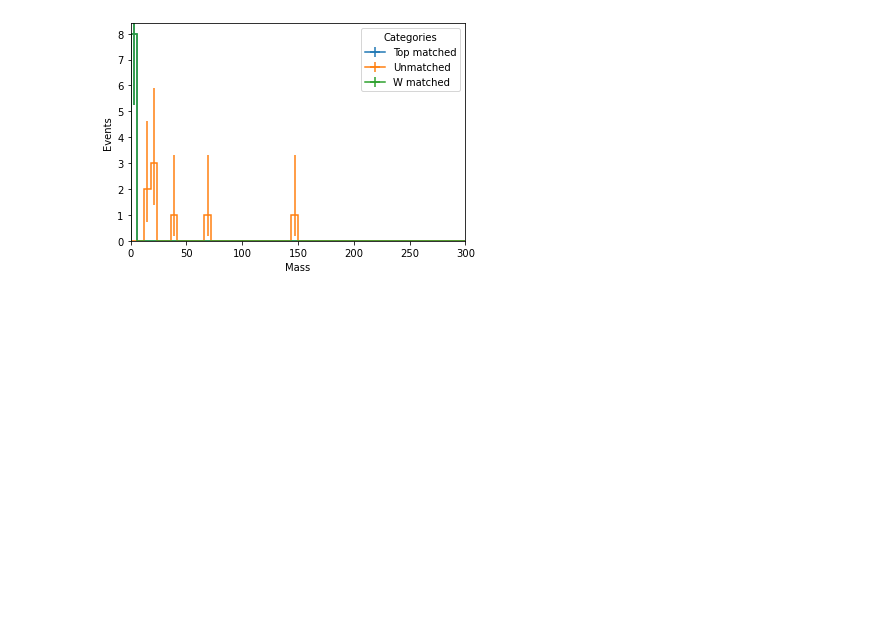
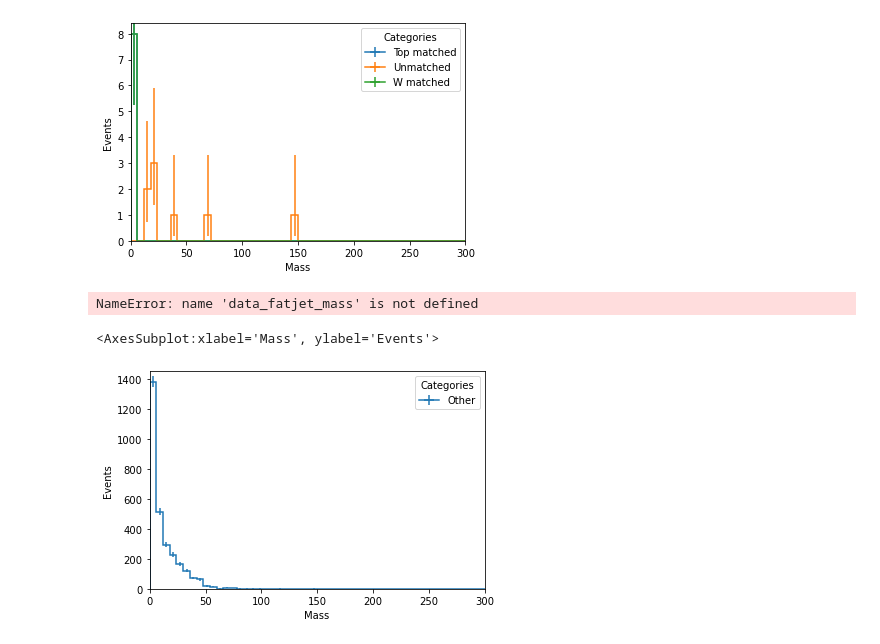
Before and after one commit to claraxumann/ScoutingMassRegression, a Jupyter notebook: datacorrections.ipynb, the cells around one changed output. Cells and saved outputs as stored; diff of their text form; code cells hidden in the pictures; blank space fills up the shorter version.

Commit message:
data corrections update

```diff
--- a/datacorrections.ipynb
+++ b/datacorrections.ipynb
@@ -282,3 +304,28 @@ hist.plot1d(mass.sum('pt'), overlay='sample')
         40.26630783,  95.34659576, 473.88461304, 121.84066772])}
 <AxesSubplot:xlabel='Mass', ylabel='Events'>
 [figure]
+# %%
+data = hist.Hist('Events',
+                 hist.Cat('sample', 'Categories'),
+                 hist.Bin('mass', 'Mass', 50, 0, 300),
+                 hist.Bin('pt', 'pT', 50, 0, 2000)
+                )
+
+data.fill(sample='Data', mass=ak.flattendata_fatjet_mass, pt=data_fatjet_pt)
+
+hist.plot1d(data.sum('pt'), overlay='sample')
+# %% [output]
+NameError: name 'data_fatjet_mass' is not defined
+# %%
+other = hist.Hist('Events',
+                 hist.Cat('sample', 'Categories'),
+                 hist.Bin('mass', 'Mass', 50, 0, 300),
+                 hist.Bin('pt', 'pT', 50, 0, 2000)
+                )
+
+other.fill(sample='Other', mass=ak.flatten(other_fatjet_mass), pt=ak.flatten(other_fatjet_pt))
+
+hist.plot1d(other.sum('pt'), overlay='sample')
+# %% [output]
+<AxesSubplot:xlabel='Mass', ylabel='Events'>
+[figure, added]
```
Also changed, not shown: parts of 2 cells of this notebook.
